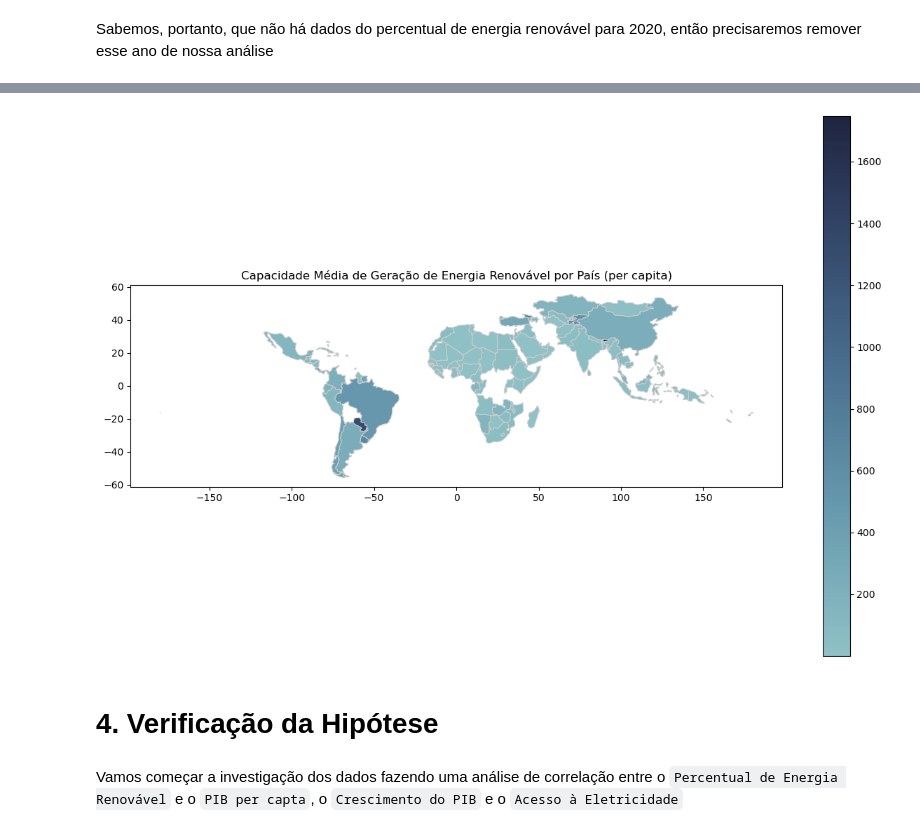
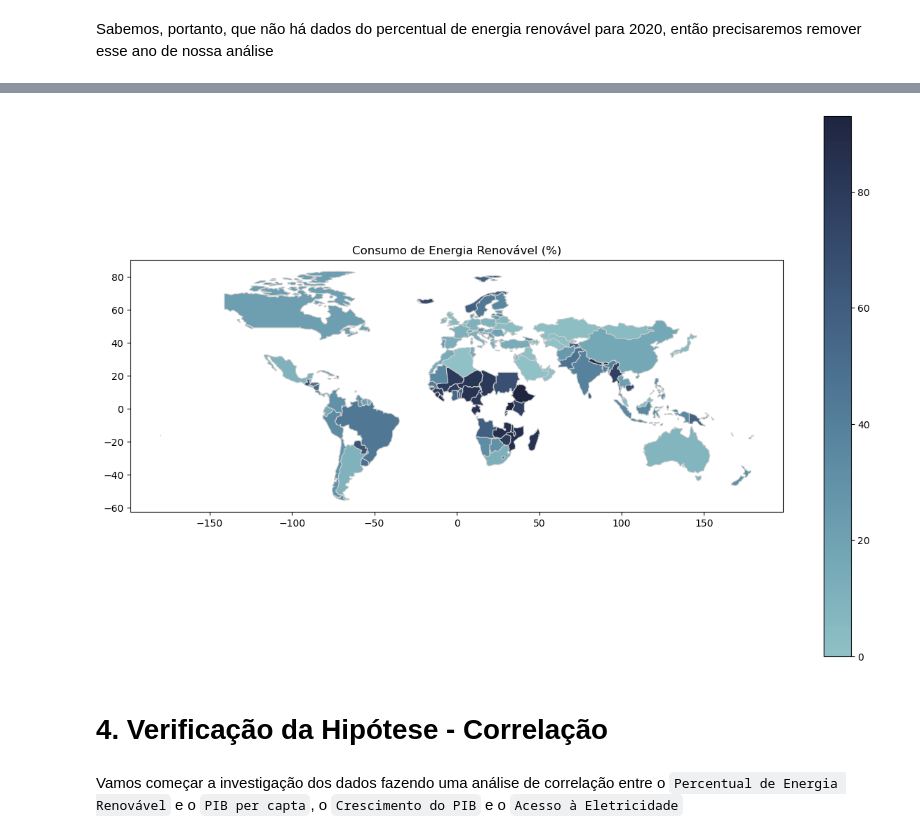
Before and after one commit to Felipefalex/Projeto-Sustainable-Energy, a Jupyter notebook: sustainable_energy.ipynb, the cells around one changed output, grey strips where cells are left out. Drawn from its saved outputs; the diff is of its cells as text; code cells hidden in the pictures.

```diff
--- a/sustainable_energy.ipynb
+++ b/sustainable_energy.ipynb
@@ -141,0 +151,14 @@ dtype: int64
+# %%
+# Remoção das informações faltantes
+# Lista de países a serem removidos
+paises_para_remover = [
+    "Egypt", "Saint Vincent and the Grenadines", "Saint Lucia",
+    "Saint Kitts and Nevis", "Gambia", "Bahamas", "New Caledonia",
+    "Czechia", "Kyrgyzstan", "Slovakia", "Congo", "Yemen",
+    "Cayman Islands", "Somalia", "Aruba", "Bulgaria", "Bermuda",
+    "Puerto Rico", "Lebanon", "Libya", "Albania", "Eritrea",
+    "Nauru", "Djibouti"
+]
+
+# Removendo os países especificados do dataframe
+data = data[~data['Entity'].isin(paises_para_remover)]
@@ -254,2 +288,10 @@ plt.show()
 # %% [markdown]
 Sabemos, portanto, que não há dados do percentual de energia renovável para 2020, então precisaremos remover esse ano de nossa análise
+# %%
+# Remoção de 2020
+data = data[data['Year'] != 2020]
+
+# Analisando após a remoção
+vazios = pd.DataFrame(data.isnull().sum().sort_values(ascending=False)[:25])
+vazios = vazios.rename(columns = {0 : 'Null Values'})
+vazios
@@ -256,27 +316,27 @@ Sabemos, portanto, que não há dados do percentual de energia renovável para 2
 # %%
 # Carregando um mapa mundial
 mundo = gpd.read_file(gpd.datasets.get_path('naturalearth_lowres'))
 
 # Calculando a média da capacidade de geração de energia renovável per capita por país
-media_capacidade_energia_per_capta = data.groupby('Entity')['Renewable-electricity-generating-capacity-per-capita'].mean()
+media_capacidade_energia_per_capta = data.groupby('Entity')['Renewable energy share in the total final energy consumption (%)'].mean()
 energia_renovavel_mundial = mundo.set_index('name').join(media_capacidade_energia_per_capta)
 
 cores_mapa = sns.cubehelix_palette(rot=-.25, light=.7, as_cmap=True)
 
 # Plotando o mapa
 fig, ax = plt.subplots(1, 1, figsize=(15, 10))
-energia_renovavel_mundial.plot(column='Renewable-electricity-generating-capacity-per-capita',
+energia_renovavel_mundial.plot(column='Renewable energy share in the total final energy consumption (%)',
                             cmap=cores_mapa,
                             linewidth=0.8,
                             ax=ax,
                             edgecolor='0.8',
                             legend=True)
-ax.set_title('Capacidade Média de Geração de Energia Renovável por País (per capita)')
+ax.set_title('Consumo de Energia Renovável (%)')
 plt.show()
 # %% [output]
-[figure, old version]
+[figure, new version]
 # %% [markdown]
-# 4. Verificação da Hipótese
+# 4. Verificação da Hipótese - Correlação
 # %% [markdown]
 Vamos começar a investigação dos dados fazendo uma análise de correlação entre o `Percentual de Energia Renovável` e o  `PIB per capta`, o `Crescimento do PIB` e o `Acesso à Eletricidade`
 # %%
```
Also changed, not shown: parts of 15 cells of this notebook.
